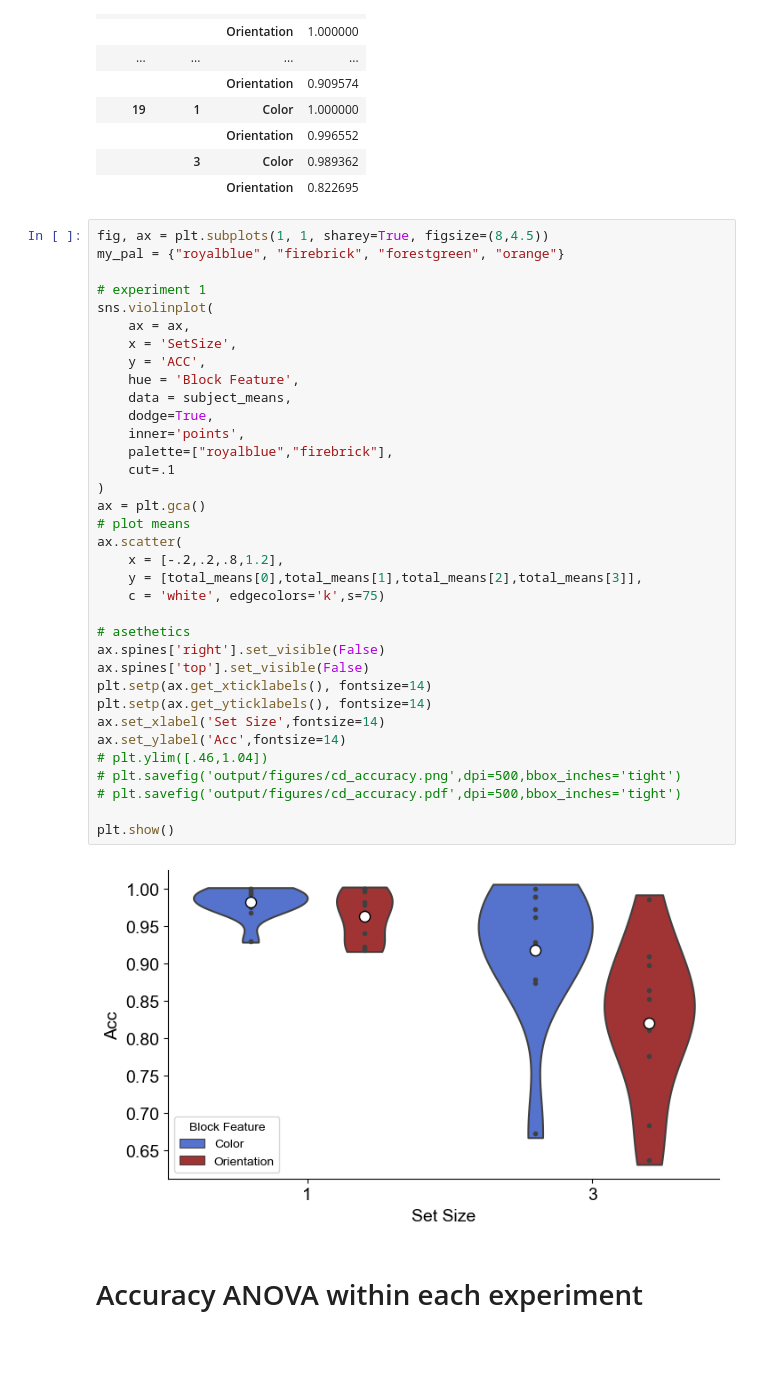
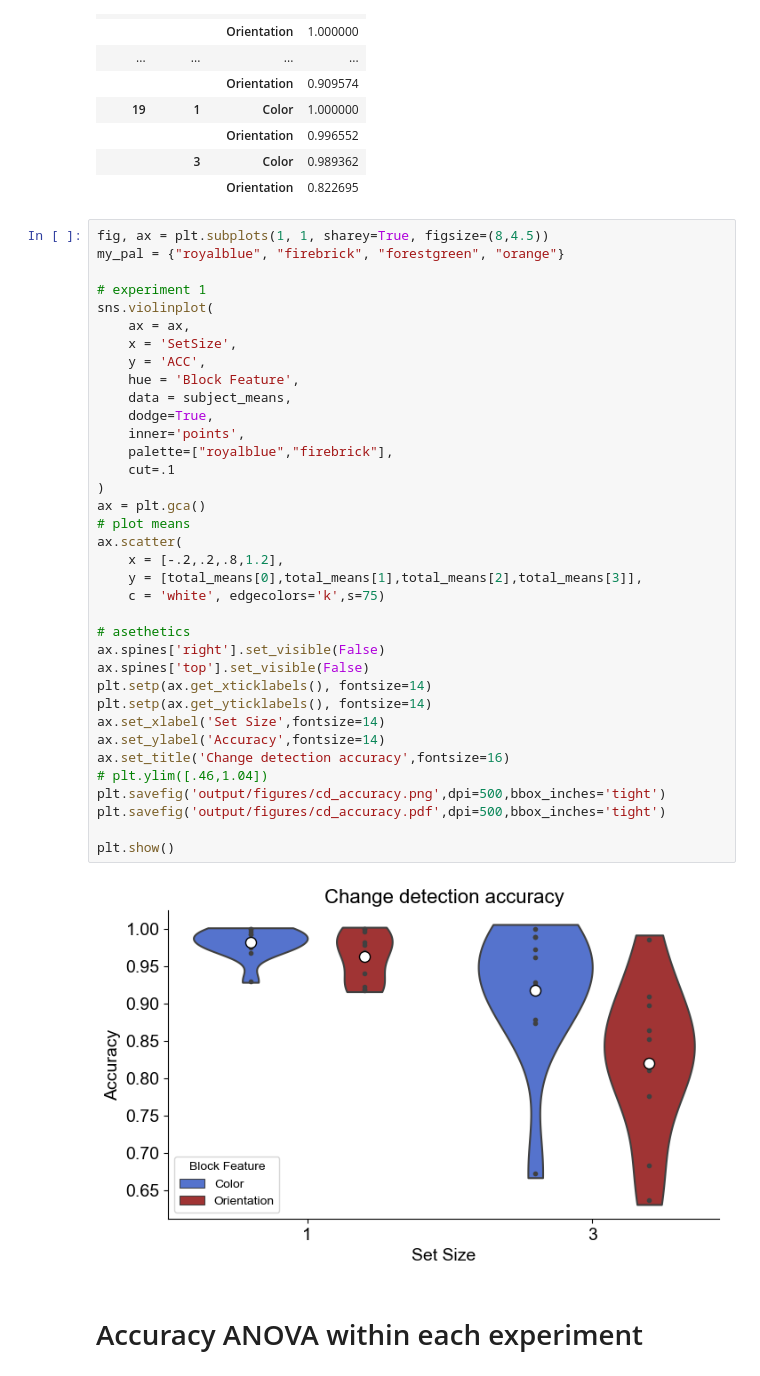
Before and after one commit to WilliamThyer/Feature-Independent-Load-Decoding, a Jupyter notebook: Boomerang/analysis/behavior_analysis.ipynb, the cells around one changed output. Saved outputs shown, nothing was run; the diff lists cells and outputs as text; blank space fills up the shorter version.

```diff
--- a/Boomerang/analysis/behavior_analysis.ipynb
+++ b/Boomerang/analysis/behavior_analysis.ipynb
@@ -106,37 +86,38 @@ my_pal = {"royalblue", "firebrick", "forestgreen", "orange"}
 
 # experiment 1
 sns.violinplot(
     ax = ax,
     x = 'SetSize',
     y = 'ACC',
     hue = 'Block Feature',
     data = subject_means,
     dodge=True,
     inner='points',
     palette=["royalblue","firebrick"],
     cut=.1
 )
 ax = plt.gca()
 # plot means
 ax.scatter(
     x = [-.2,.2,.8,1.2],
     y = [total_means[0],total_means[1],total_means[2],total_means[3]],
     c = 'white', edgecolors='k',s=75)
 
 # asethetics
 ax.spines['right'].set_visible(False)
 ax.spines['top'].set_visible(False)
 plt.setp(ax.get_xticklabels(), fontsize=14)
 plt.setp(ax.get_yticklabels(), fontsize=14)
 ax.set_xlabel('Set Size',fontsize=14)
-ax.set_ylabel('Acc',fontsize=14)
+ax.set_ylabel('Accuracy',fontsize=14)
+ax.set_title('Change detection accuracy',fontsize=16)
 # plt.ylim([.46,1.04])
-# plt.savefig('output/figures/cd_accuracy.png',dpi=500,bbox_inches='tight')
-# plt.savefig('output/figures/cd_accuracy.pdf',dpi=500,bbox_inches='tight')
+plt.savefig('output/figures/cd_accuracy.png',dpi=500,bbox_inches='tight')
+plt.savefig('output/figures/cd_accuracy.pdf',dpi=500,bbox_inches='tight')
 
 plt.show()
 # %% [output]
-[figure, old version]
+[figure, new version]
 # %% [markdown]
 # Accuracy ANOVA within each experiment
 # %%
```
Also changed, not shown: parts of 1 cell of this notebook, 7 other files.
